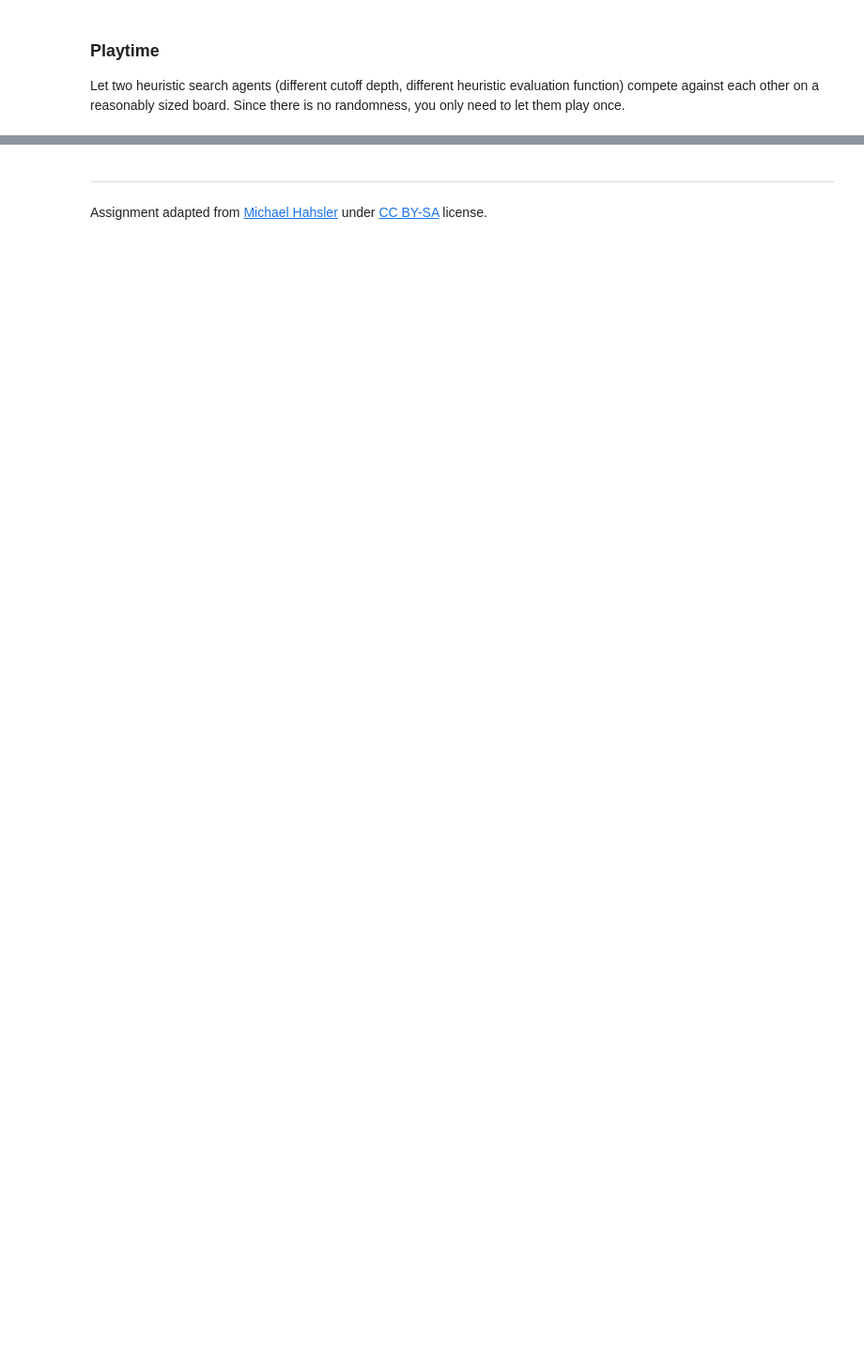
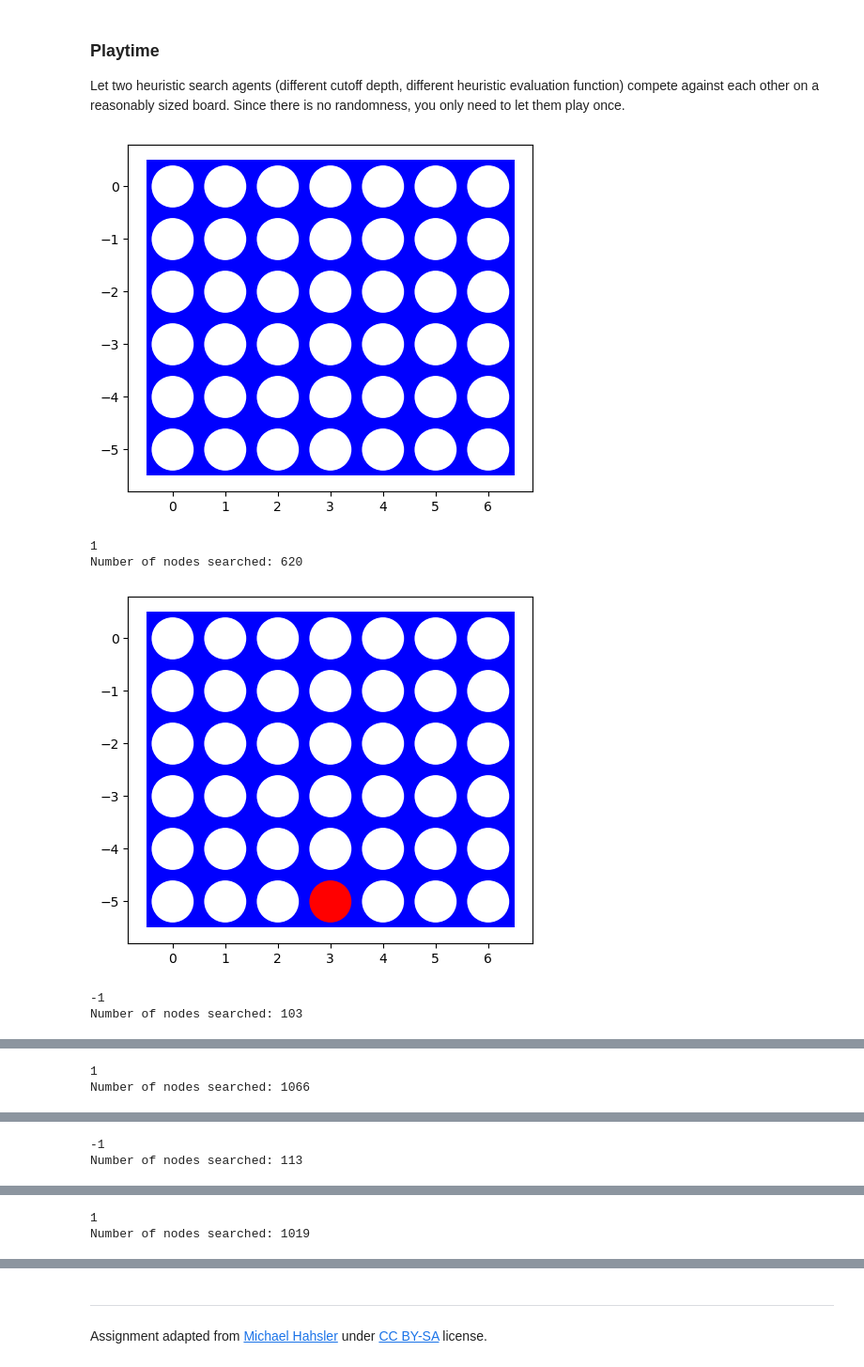
Before and after one commit to JCrossover-14/CSE352, a Jupyter notebook: HW2/assignment_mean_connect4.ipynb, the cells around one changed output, grey strips where cells are left out. Shown at 94% size. Drawn from its saved outputs; the diff is of its cells as text; code cells hidden in the pictures; blank space fills up the shorter version.

```diff
--- a/HW2/assignment_mean_connect4.ipynb
+++ b/HW2/assignment_mean_connect4.ipynb
@@ -609,22 +609,23 @@ As we see from the results above, there is a positive exponential relationship b
 
 Starting the search with better moves will increase the efficiency of alpha-beta pruning. Describe and implement a simple move ordering strategy. Make a table that shows how the ordering strategies influence the time it takes to make a move.
 # %%
+
 
 # move ordering functions
 
-def prioritize_center_moves(moves, board):
+def prioritize_center_moves(moves, board,player=1):
     center_columns = [len(board) // 2, len(board) // 2 + 1]
     center_moves = [move for move in moves if move[1] in center_columns]
     other_moves = [move for move in moves if move not in center_moves]
     return center_moves + other_moves
 
-def prioritize_odd_rows(moves, board):
+def prioritize_odd_rows(moves, board,player=1):
     odd_columns = [i % 2 != 0 for i in range(len(board))]
     odd_moves = [move for move in moves if move[1] in odd_columns]
     other_moves = [move for move in moves if move not in odd_moves]
     return odd_moves + other_moves
 
-def prioritize_center_and_edges_moves(moves, board):
+def prioritize_center_and_edges_moves(moves, board,player=1):
     center_columns = [len(board) // 2, len(board) // 2 + 1]
     edge_columns = [0, 1, len(board) - 1, len(board) - 2]
     center_moves = [move for move in moves if move[1] in center_columns]
@@ -632,17 +633,17 @@ def prioritize_center_and_edges_moves(moves, board):
     other_moves = [move for move in moves if move not in center_moves and move not in edge_moves]
     return center_moves + edge_moves + other_moves
 
-def prioritize_blocking_moves(moves, board):
+def prioritize_blocking_moves(moves, board,player=1):
     prioritized_moves = []
 
     for move in moves:
         new_board = action(board, move, 1)
         winner = check_board(new_board)
-        if winner and winner < 0:
-            # move blocks the opponent from winning, prioritize it
+        if winner and winner*player < 0:
+            # Move blocks the opponent from winning, prioritize it
             prioritized_moves.insert(0, move)
         else:
-            # non-blocking moves go at the end
+            # Non-blocking moves go at the end
             prioritized_moves.append(move)
 
     return prioritized_moves
@@ -1151,0 +1261,47 @@ Let two heuristic search agents (different cutoff depth, different heuristic eva
+# %%
+# Your code/ answer goes here.
+# Your code/ answer goes here.
+visualize(empty_board())
+def switch_player(player):
+    return -1 if player == 1 else 1
+
+DEBUG = 1
+def heuristic_play():
+    """Let two agents play each other N times. x starts. x and y are agent functions that
+    get the board as the percept and return their next action."""
+
+    results = {'1': 0, '-1': 0, '0': 0}
+
+
+    board = empty_board()
+    newboard = []
+    for row in board:
+        newboard.append(row.tolist())
+    board = newboard
+    player = 1
+
+    while True:
+        print(player)
+        if player == 1:
+            move_order = prioritize_center_moves
+        if player == -1:
+            move_order = prioritize_center_and_edges_moves
+        if move := alpha_beta_search_with_depth_limit(board, player, move_order,depth_limit = 4+player):
+            board = action(board, move[1], player)
+            visualize(board)
+        if win := check_board(board):
+            results[str(win)] += 1
+            break
+
+        player = switch_player(player)
+    visualize(board)
+    return results
+
+print(heuristic_play())
+# %% [output]
+[figure, added]
+1
+Number of nodes searched: 620
+[figure, added]
+-1
+Number of nodes searched: 103
@@ -1151,0 +1309,2 @@ Let two heuristic search agents (different cutoff depth, different heuristic eva
+1
+Number of nodes searched: 1066
@@ -1151,0 +1312,2 @@ Let two heuristic search agents (different cutoff depth, different heuristic eva
+-1
+Number of nodes searched: 113
@@ -1151,0 +1315,2 @@ Let two heuristic search agents (different cutoff depth, different heuristic eva
+1
+Number of nodes searched: 1019
```
Also changed, not shown: parts of 10 cells of this notebook.
